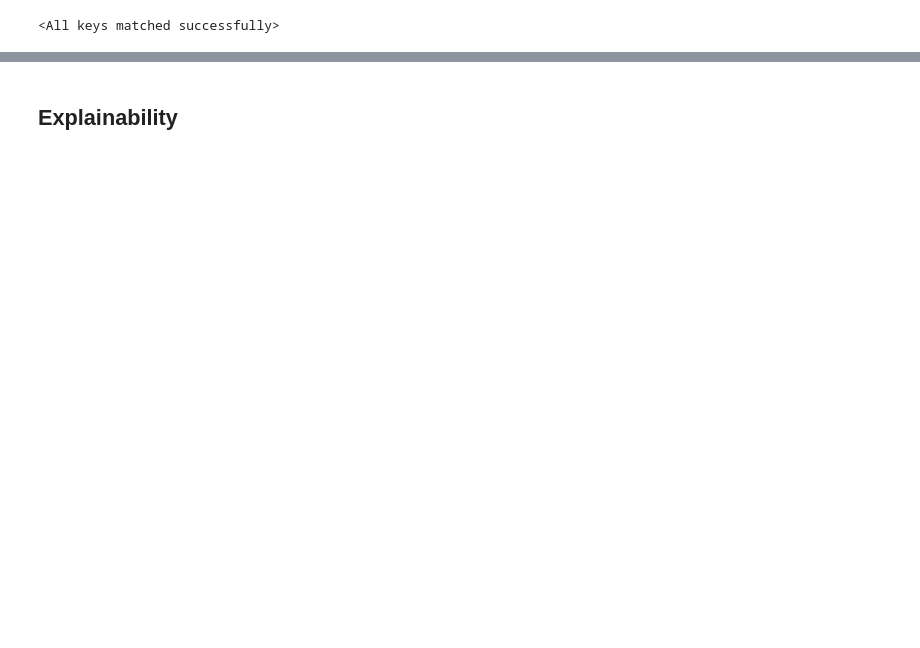
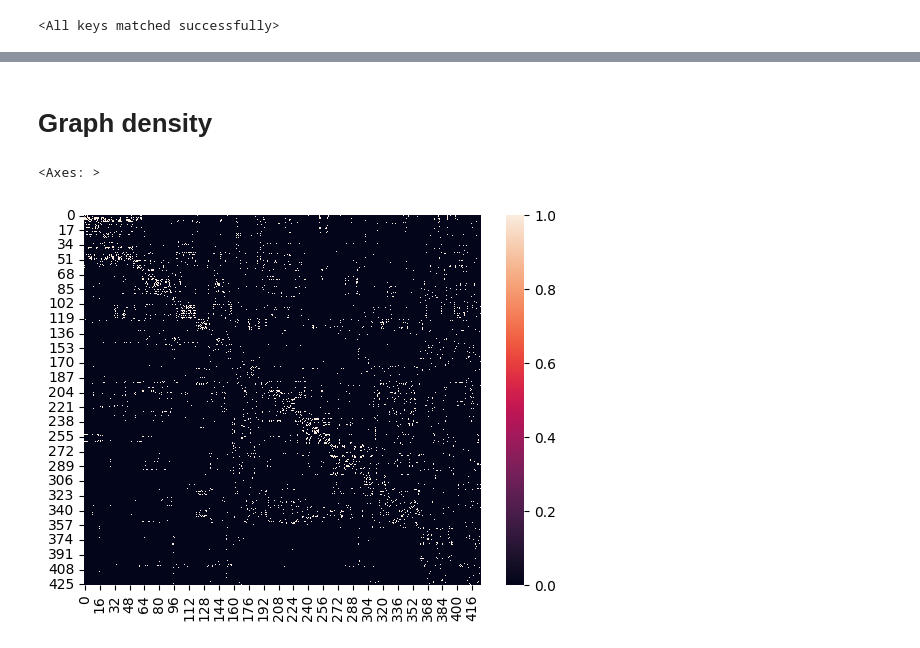
Before and after one commit to myxa/Open_Close_GNN, a Jupyter notebook: notebooks/model_training.ipynb, the cells around one changed output, grey strips where cells are left out. Drawn from its saved outputs; the diff is of its cells as text; code cells hidden in the pictures; blank space fills up the shorter version.

```diff
--- a/notebooks/model_training.ipynb
+++ b/notebooks/model_training.ipynb
@@ -345,2 +203,0 @@ eval_epoch(test_loader, model, loss)
-# %% [markdown]
-## Explainability
@@ -373,0 +204,13 @@ def explain(method, data, target=0):
+# %% [markdown]
+# Graph density
+# %%
+from torch_geometric.nn import knn_graph
+
+tg = knn_graph(torch.tensor(close_file1[5]).cuda(), 10, cosine=True)
+# %%
+mattg = to_dense_adj(tg)
+# %%
+heatmap(mattg.squeeze().cpu())
+# %% [output]
+<Axes: >
+[figure, added]
```
Also changed, not shown: parts of 47 cells of this notebook, 5 other files.
